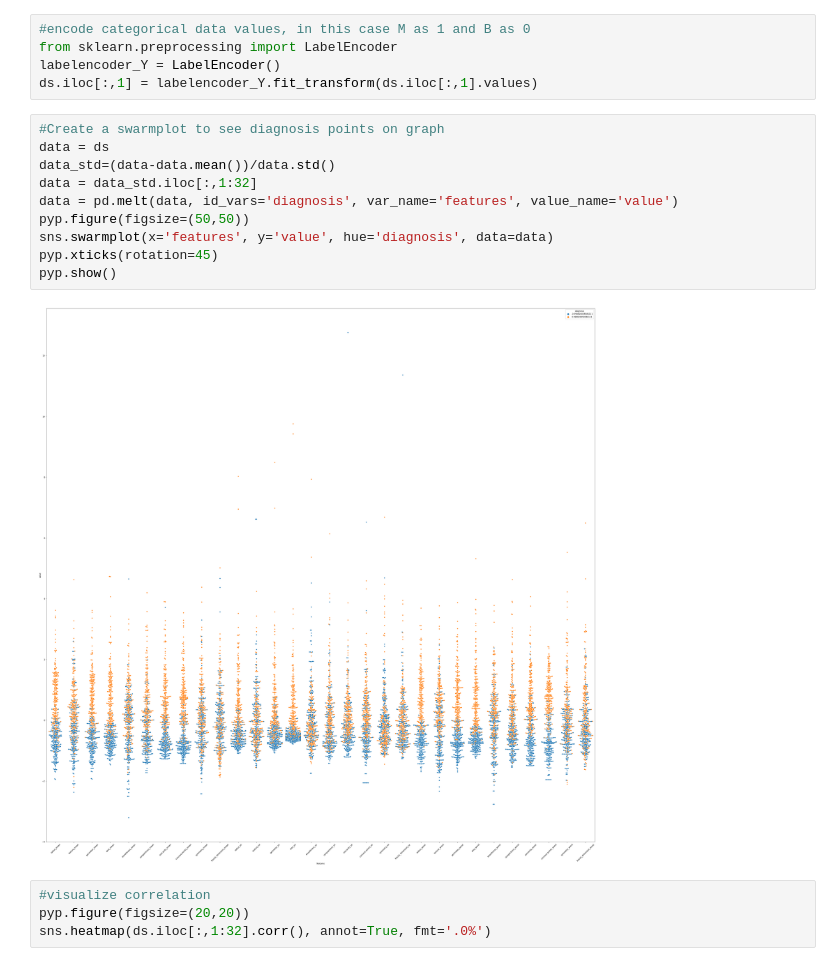
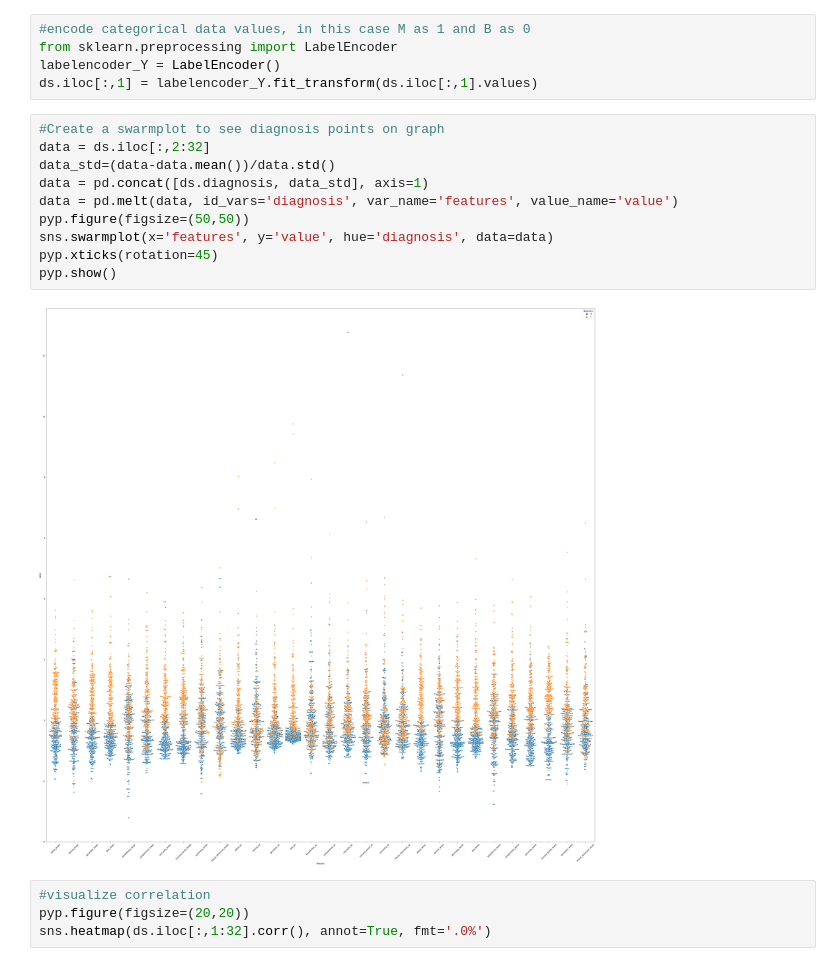
Before and after one commit to lsummer00/MLBreastCancerClassification, a Jupyter notebook: BreastCancer.ipynb, the cells around one changed output. Cells and saved outputs as stored; diff of their text form.

```diff
--- a/BreastCancer.ipynb
+++ b/BreastCancer.ipynb
@@ -87,16 +87,16 @@ labelencoder_Y = LabelEncoder()
 ds.iloc[:,1] = labelencoder_Y.fit_transform(ds.iloc[:,1].values)
 # %%
 #Create a swarmplot to see diagnosis points on graph
-data = ds
+data = ds.iloc[:,2:32]
 data_std=(data-data.mean())/data.std()
-data = data_std.iloc[:,1:32]
+data = pd.concat([ds.diagnosis, data_std], axis=1)
 data = pd.melt(data, id_vars='diagnosis', var_name='features', value_name='value')
 pyp.figure(figsize=(50,50))
 sns.swarmplot(x='features', y='value', hue='diagnosis', data=data)
 pyp.xticks(rotation=45)
 pyp.show()
 # %% [output]
-[figure, old version]
+[figure, new version]
 # %%
 #visualize correlation
 pyp.figure(figsize=(20,20))
```
